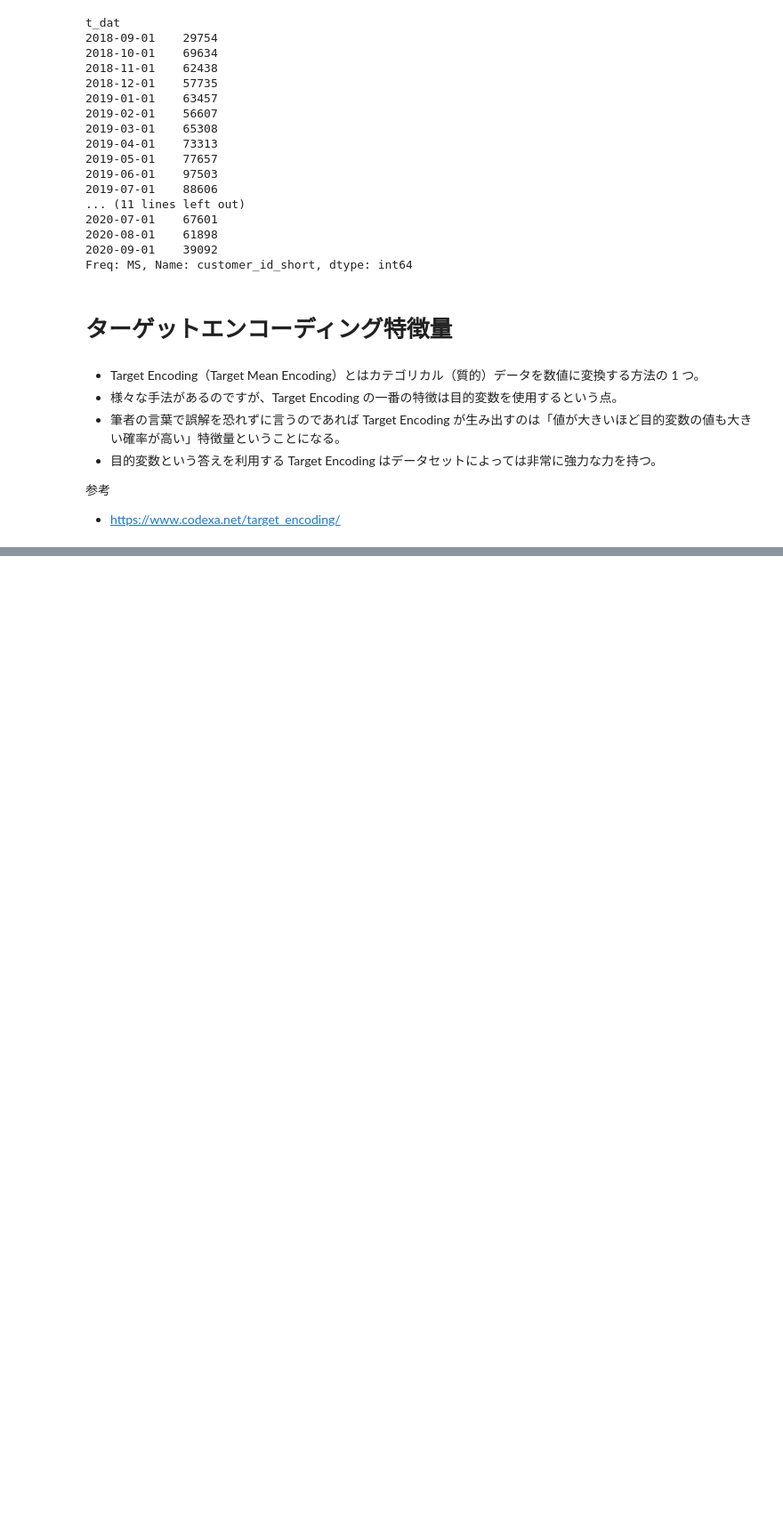
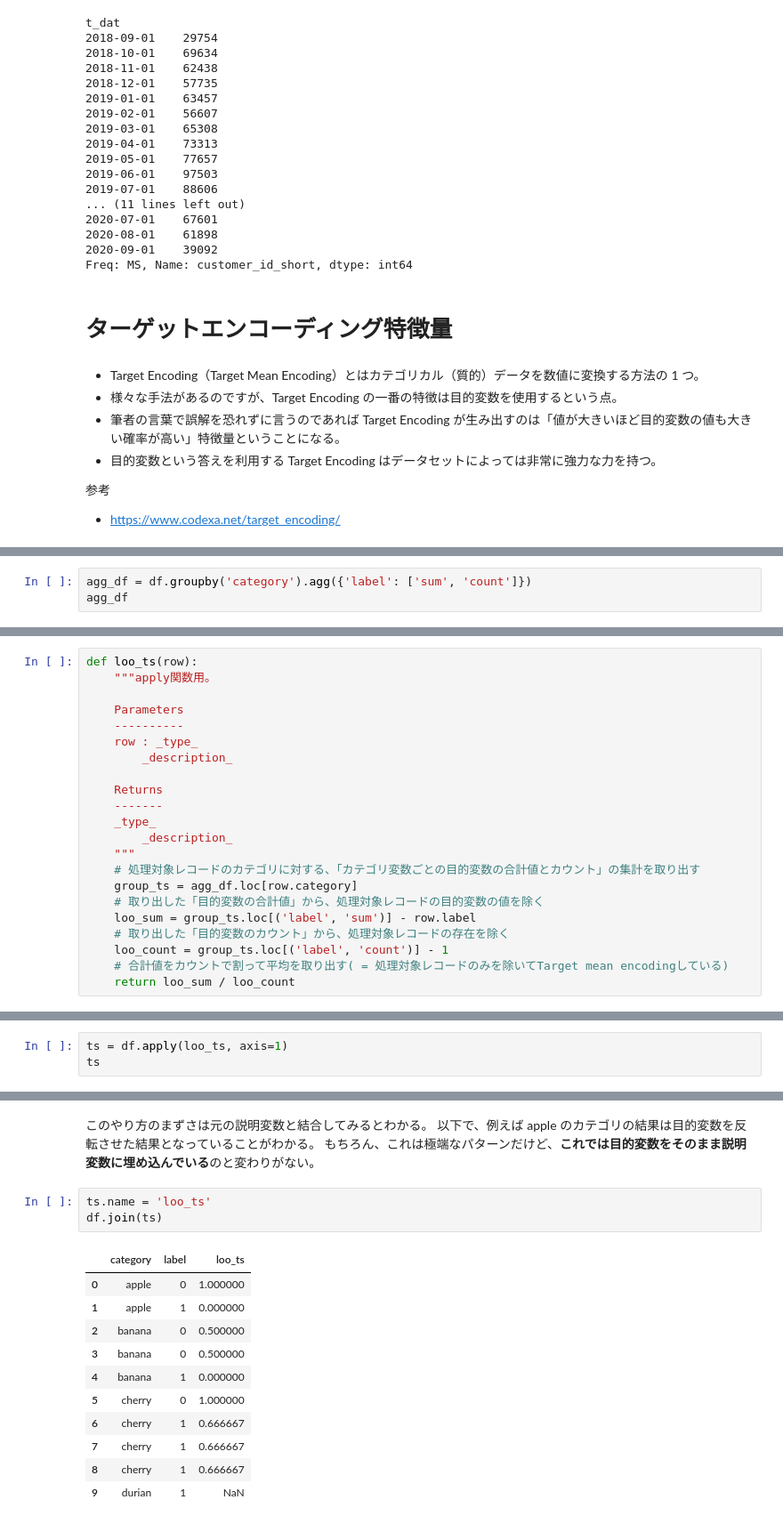
Before and after one commit to morinota/H_and_M_Personalized_Fashion_Recommendations, a Jupyter notebook: feature/target_encoding.ipynb, the cells around one changed output, grey strips where cells are left out. Shown at 89% size. Cells and saved outputs as stored; diff of their text form; blank space fills up the shorter version.

```diff
--- a/feature/target_encoding.ipynb
+++ b/feature/target_encoding.ipynb
@@ -178,0 +280,3 @@ Freq: MS, Name: customer_id_short, dtype: int64
+# %%
+agg_df = df.groupby('category').agg({'label': ['sum', 'count']})
+agg_df
@@ -178,0 +293,22 @@ Freq: MS, Name: customer_id_short, dtype: int64
+# %%
+def loo_ts(row):
+    """apply関数用。
+
+    Parameters
+    ----------
+    row : _type_
+        _description_
+
+    Returns
+    -------
+    _type_
+        _description_
+    """
+    # 処理対象レコードのカテゴリに対する、「カテゴリ変数ごとの目的変数の合計値とカウント」の集計を取り出す
+    group_ts = agg_df.loc[row.category]
+    # 取り出した「目的変数の合計値」から、処理対象レコードの目的変数の値を除く
+    loo_sum = group_ts.loc[('label', 'sum')] - row.label
+    # 取り出した「目的変数のカウント」から、処理対象レコードの存在を除く
+    loo_count = group_ts.loc[('label', 'count')] - 1
+    # 合計値をカウントで割って平均を取り出す( = 処理対象レコードのみを除いてTarget mean encodingしている)
+    return loo_sum / loo_count
@@ -178,0 +321,3 @@ Freq: MS, Name: customer_id_short, dtype: int64
+# %%
+ts = df.apply(loo_ts, axis=1)
+ts
@@ -178,0 +336,19 @@ Freq: MS, Name: customer_id_short, dtype: int64
+# %% [markdown]
+このやり方のまずさは元の説明変数と結合してみるとわかる。
+以下で、例えば apple のカテゴリの結果は目的変数を反転させた結果となっていることがわかる。
+もちろん、これは極端なパターンだけど、**これでは目的変数をそのまま説明変数に埋め込んでいる**のと変わりがない。
+# %%
+ts.name = 'loo_ts'
+df.join(ts)
+# %% [output]
+|  | category | label | loo_ts |
+| 0 | apple | 0 | 1.000000 |
+| 1 | apple | 1 | 0.000000 |
+| 2 | banana | 0 | 0.500000 |
+| 3 | banana | 0 | 0.500000 |
+| 4 | banana | 1 | 0.000000 |
+| 5 | cherry | 0 | 1.000000 |
+| 6 | cherry | 1 | 0.666667 |
+| 7 | cherry | 1 | 0.666667 |
+| 8 | cherry | 1 | 0.666667 |
+| 9 | durian | 1 | NaN |
```
Also changed, not shown: parts of 49 cells of this notebook, 1 other file.
